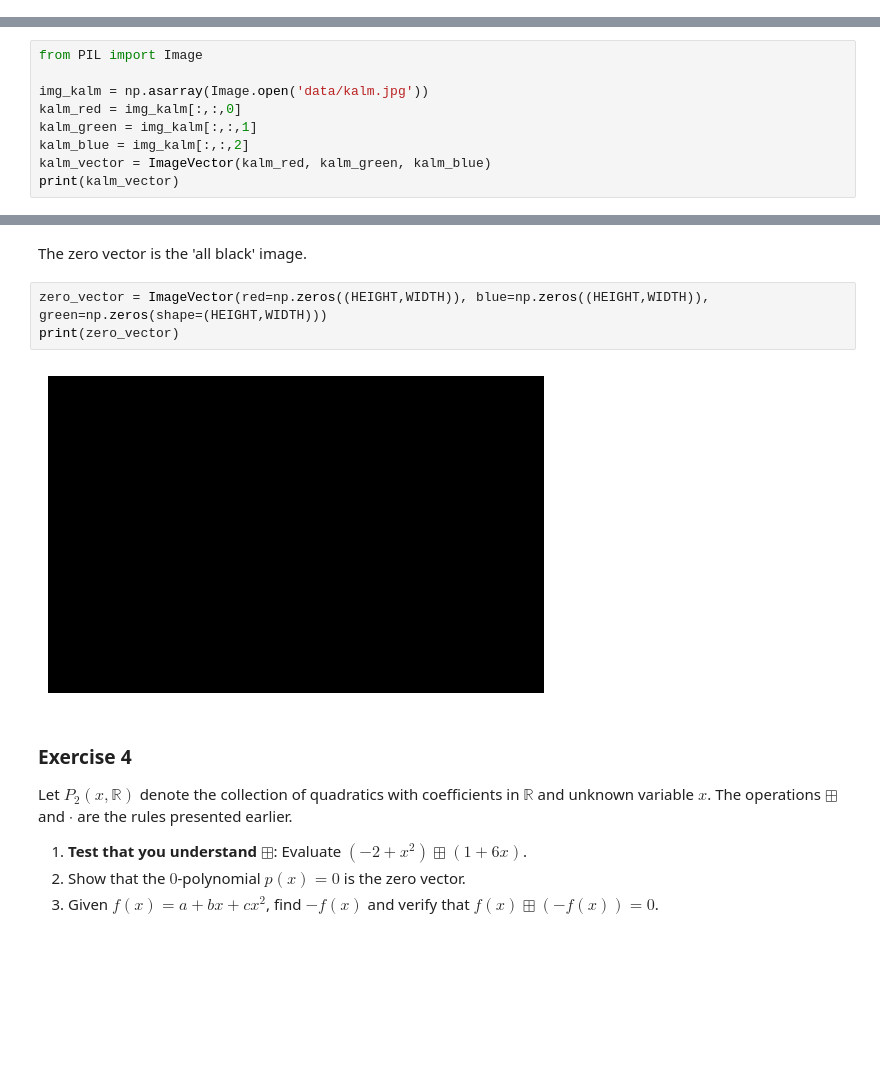
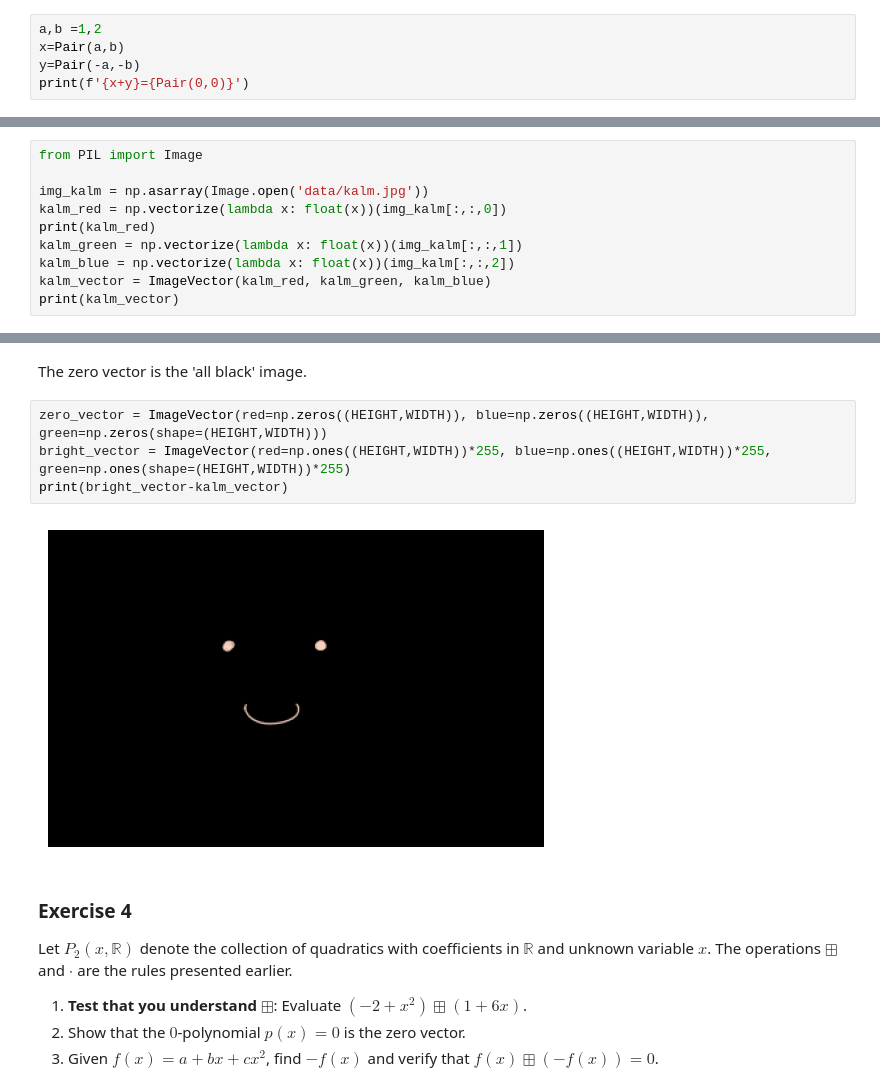
Before and after one commit to soundsflyout/QMATH, a Jupyter notebook: 1-Vectors.ipynb, the cells around one changed output, grey strips where cells are left out. Cells and saved outputs as stored; diff of their text form; blank space fills up the shorter version.

Commit message:
Fixed image class vector and typos

```diff
--- a/1-Vectors.ipynb
+++ b/1-Vectors.ipynb
@@ -298,3 +332,8 @@ Let $\mathbb{R}^2$ denote the collection of pairs of real numbers $(a,b)$. We le
 4. Find $-(a,b)$ and show that $(a,b)\boxplus(-(a,b)) = 0$.
 
 Sometimes it will be useful to visualize elements of $\mathbb{R}^2$ as line segments starting at $(0,0)$ and ending at $(a,b)$. Below are some examples.
+# %%
+a,b =1,2
+x=Pair(a,b)
+y=Pair(-a,-b)
+print(f'{x+y}={Pair(0,0)}')
@@ -467,9 +519,10 @@ Here are two images that I drew. Let's look at what happens when we add them tog
 from PIL import Image
 
 img_kalm = np.asarray(Image.open('data/kalm.jpg'))
-kalm_red = img_kalm[:,:,0]
-kalm_green = img_kalm[:,:,1]
-kalm_blue = img_kalm[:,:,2]
+kalm_red = np.vectorize(lambda x: float(x))(img_kalm[:,:,0])
+print(kalm_red)
+kalm_green = np.vectorize(lambda x: float(x))(img_kalm[:,:,1])
+kalm_blue = np.vectorize(lambda x: float(x))(img_kalm[:,:,2])
 kalm_vector = ImageVector(kalm_red, kalm_green, kalm_blue)
 print(kalm_vector)
 # %% [output]
@@ -491,9 +551,10 @@ print(kalm_vector+panik_vector)
 The zero vector is the 'all black' image.
 # %%
 zero_vector = ImageVector(red=np.zeros((HEIGHT,WIDTH)), blue=np.zeros((HEIGHT,WIDTH)), green=np.zeros(shape=(HEIGHT,WIDTH)))
-print(zero_vector)
+bright_vector = ImageVector(red=np.ones((HEIGHT,WIDTH))*255, blue=np.ones((HEIGHT,WIDTH))*255, green=np.ones(shape=(HEIGHT,WIDTH))*255)
+print(bright_vector-kalm_vector)
 # %% [output]
-[figure, old version]
+[figure, new version]
 # %% [markdown]
 ### Exercise 4
 Let $P_2(x, \mathbb{R})$ denote the collection of quadratics with coefficients in $\mathbb{R}$ and unknown variable $x$. The operations $\boxplus$ and $\cdot$ are the rules presented earlier.
```
Also changed, not shown: parts of 10 cells of this notebook.
